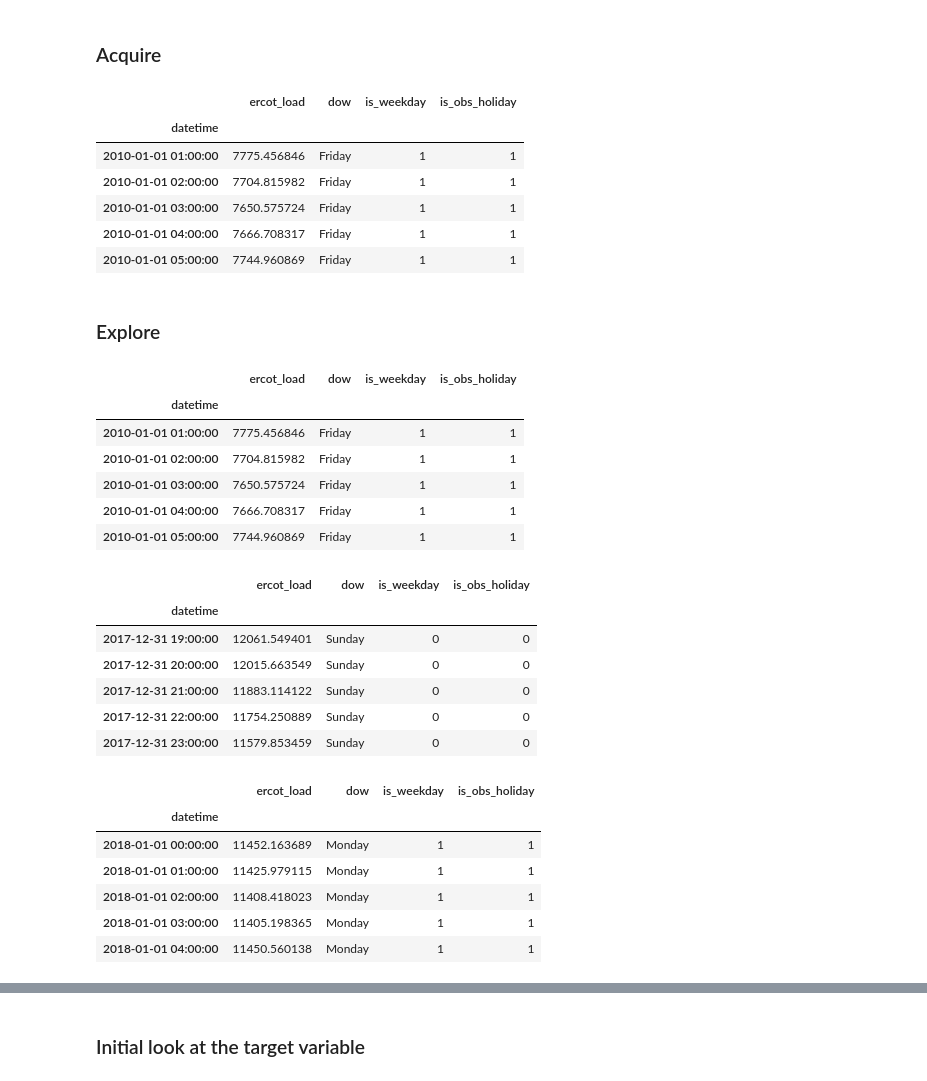
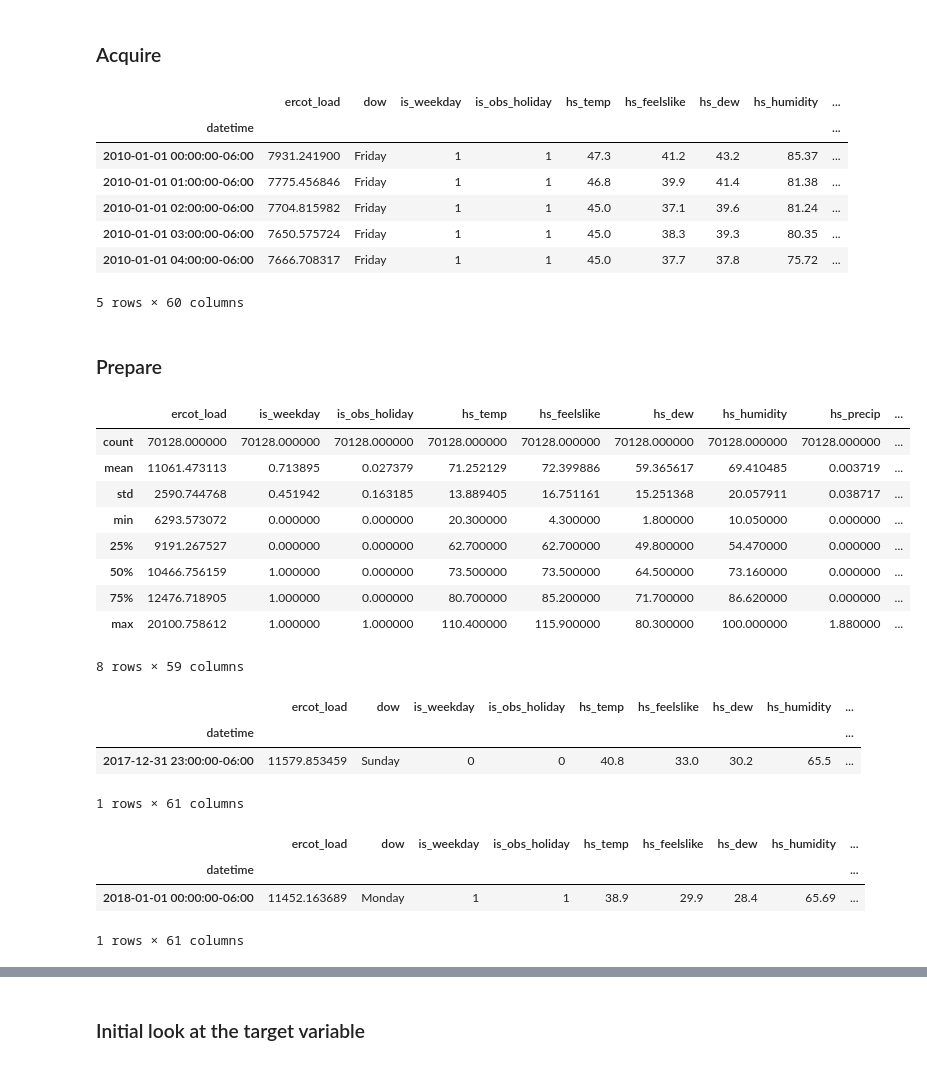
Before and after one commit to energy-demand-forecast/energy_demand_forecast, a Jupyter notebook: Lochlyn_directory/Lochlyn - exploration.ipynb, the cells around one changed output, grey strips where cells are left out. Cells and saved outputs as stored; diff of their text form; code cells hidden in the pictures.

```diff
--- a/Lochlyn_directory/Lochlyn - exploration.ipynb
+++ b/Lochlyn_directory/Lochlyn - exploration.ipynb
@@ -14,16 +14,19 @@ alpha =.05
 # %% [markdown]
 ### Acquire
 # %%
-df = wrangle.get_ercot_df()
+df = wrangle.get_combined_df()
 df.head()
 # %% [output]
-|  | ercot_load | dow | is_weekday | is_obs_holiday |
-| datetime |  |  |  |  |
-| 2010-01-01 01:00:00 | 7775.456846 | Friday | 1 | 1 |
-| 2010-01-01 02:00:00 | 7704.815982 | Friday | 1 | 1 |
-| 2010-01-01 03:00:00 | 7650.575724 | Friday | 1 | 1 |
-| 2010-01-01 04:00:00 | 7666.708317 | Friday | 1 | 1 |
-| 2010-01-01 05:00:00 | 7744.960869 | Friday | 1 | 1 |
+|  | ercot_load | dow | is_weekday | is_obs_holiday | hs_temp | hs_feelslike | hs_dew | hs_humidity | ... |
+| datetime |  |  |  |  |  |  |  |  | ... |
+| 2010-01-01 00:00:00-06:00 | 7931.241900 | Friday | 1 | 1 | 47.3 | 41.2 | 43.2 | 85.37 | ... |
+| 2010-01-01 01:00:00-06:00 | 7775.456846 | Friday | 1 | 1 | 46.8 | 39.9 | 41.4 | 81.38 | ... |
+| 2010-01-01 02:00:00-06:00 | 7704.815982 | Friday | 1 | 1 | 45.0 | 37.1 | 39.6 | 81.24 | ... |
+| 2010-01-01 03:00:00-06:00 | 7650.575724 | Friday | 1 | 1 | 45.0 | 38.3 | 39.3 | 80.35 | ... |
+| 2010-01-01 04:00:00-06:00 | 7666.708317 | Friday | 1 | 1 | 45.0 | 37.7 | 37.8 | 75.72 | ... |
+5 rows × 60 columns
-# %% [markdown]
-### Explore
+# %% [markdown]
+### Prepare
+# %%
+df['hour'] = df.index.strftime('%H')
 # %%
@@ -32,33 +35,30 @@ df.head()
 train = df[:'2017']
 test = df['2018':]
 # %%
-train.head()
+train.describe()
 # %% [output]
-|  | ercot_load | dow | is_weekday | is_obs_holiday |
-| datetime |  |  |  |  |
-| 2010-01-01 01:00:00 | 7775.456846 | Friday | 1 | 1 |
-| 2010-01-01 02:00:00 | 7704.815982 | Friday | 1 | 1 |
-| 2010-01-01 03:00:00 | 7650.575724 | Friday | 1 | 1 |
-| 2010-01-01 04:00:00 | 7666.708317 | Friday | 1 | 1 |
-| 2010-01-01 05:00:00 | 7744.960869 | Friday | 1 | 1 |
+|  | ercot_load | is_weekday | is_obs_holiday | hs_temp | hs_feelslike | hs_dew | hs_humidity | hs_precip | ... |
+| count | 70128.000000 | 70128.000000 | 70128.000000 | 70128.000000 | 70128.000000 | 70128.000000 | 70128.000000 | 70128.000000 | ... |
+| mean | 11061.473113 | 0.713895 | 0.027379 | 71.252129 | 72.399886 | 59.365617 | 69.410485 | 0.003719 | ... |
+| std | 2590.744768 | 0.451942 | 0.163185 | 13.889405 | 16.751161 | 15.251368 | 20.057911 | 0.038717 | ... |
+| min | 6293.573072 | 0.000000 | 0.000000 | 20.300000 | 4.300000 | 1.800000 | 10.050000 | 0.000000 | ... |
+| 25% | 9191.267527 | 0.000000 | 0.000000 | 62.700000 | 62.700000 | 49.800000 | 54.470000 | 0.000000 | ... |
+| 50% | 10466.756159 | 1.000000 | 0.000000 | 73.500000 | 73.500000 | 64.500000 | 73.160000 | 0.000000 | ... |
+| 75% | 12476.718905 | 1.000000 | 0.000000 | 80.700000 | 85.200000 | 71.700000 | 86.620000 | 0.000000 | ... |
+| max | 20100.758612 | 1.000000 | 1.000000 | 110.400000 | 115.900000 | 80.300000 | 100.000000 | 1.880000 | ... |
+8 rows × 59 columns
 # %%
-train.tail()
+train.tail(1)
 # %% [output]
-|  | ercot_load | dow | is_weekday | is_obs_holiday |
-| datetime |  |  |  |  |
-| 2017-12-31 19:00:00 | 12061.549401 | Sunday | 0 | 0 |
-| 2017-12-31 20:00:00 | 12015.663549 | Sunday | 0 | 0 |
-| 2017-12-31 21:00:00 | 11883.114122 | Sunday | 0 | 0 |
-| 2017-12-31 22:00:00 | 11754.250889 | Sunday | 0 | 0 |
-| 2017-12-31 23:00:00 | 11579.853459 | Sunday | 0 | 0 |
+|  | ercot_load | dow | is_weekday | is_obs_holiday | hs_temp | hs_feelslike | hs_dew | hs_humidity | ... |
+| datetime |  |  |  |  |  |  |  |  | ... |
+| 2017-12-31 23:00:00-06:00 | 11579.853459 | Sunday | 0 | 0 | 40.8 | 33.0 | 30.2 | 65.5 | ... |
+1 rows × 61 columns
 # %%
-test.head()
+test.head(1)
 # %% [output]
-|  | ercot_load | dow | is_weekday | is_obs_holiday |
-| datetime |  |  |  |  |
-| 2018-01-01 00:00:00 | 11452.163689 | Monday | 1 | 1 |
-| 2018-01-01 01:00:00 | 11425.979115 | Monday | 1 | 1 |
-| 2018-01-01 02:00:00 | 11408.418023 | Monday | 1 | 1 |
-| 2018-01-01 03:00:00 | 11405.198365 | Monday | 1 | 1 |
-| 2018-01-01 04:00:00 | 11450.560138 | Monday | 1 | 1 |
+|  | ercot_load | dow | is_weekday | is_obs_holiday | hs_temp | hs_feelslike | hs_dew | hs_humidity | ... |
+| datetime |  |  |  |  |  |  |  |  | ... |
+| 2018-01-01 00:00:00-06:00 | 11452.163689 | Monday | 1 | 1 | 38.9 | 29.9 | 28.4 | 65.69 | ... |
+1 rows × 61 columns
 # %%
```
Also changed, not shown: parts of 45 cells of this notebook, 7 other files.
